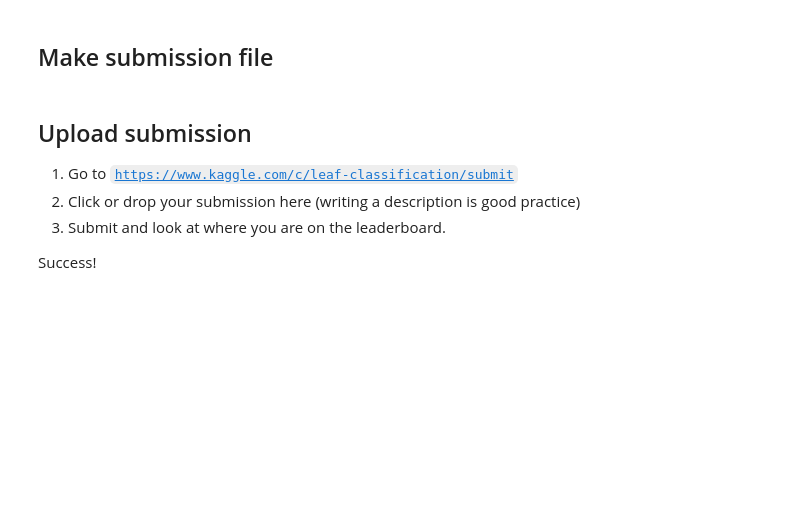
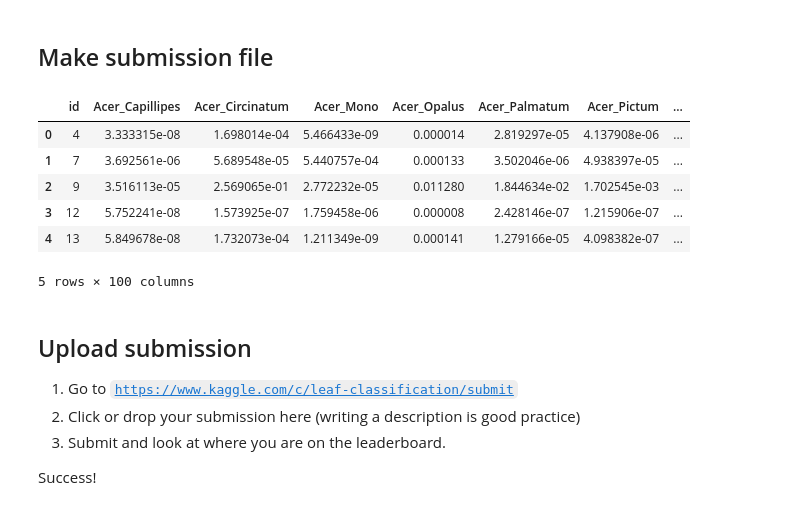
Before and after one commit to DrJupiter/02456-deep-learning-with-PyTorch, a Jupyter notebook: 6_Mini_Project/6.1-EXE-Kaggle-Leaf-Challenge.ipynb, the cells around one changed output. Cells and saved outputs as stored; diff of their text form; code cells hidden in the pictures; blank space fills up the shorter version.

```diff
--- a/6_Mini_Project/6.1-EXE-Kaggle-Leaf-Challenge.ipynb
+++ b/6_Mini_Project/6.1-EXE-Kaggle-Leaf-Challenge.ipynb
@@ -639,7 +679,7 @@ LEARNING_RATE = 0.001
 criterion = nn.CrossEntropyLoss()          #<-- Your code here.
 
 # weight_decay is equal to L2 regularization
-optimizer = optim.Adam(net.parameters(), lr=LEARNING_RATE)
+optimizer = optim.Adam(net.parameters(), lr=LEARNING_RATE,weight_decay=10**(-5))
 
 def accuracy(ys, ts):
     predictions = torch.max(ys, 1)[1]
@@ -711,7 +740,7 @@ RuntimeError: shape '[1, 1, 44, 44]' is invalid for input of size 7744
 # %%
 # Setup settings for training
 VALIDATION_SIZE = 0.1 # 0.1 is ~ 100 samples for validation
-max_iter = 1000
+max_iter = 3000
 log_every = 100
 eval_every = 100
 
@@ -942,25 +883,36 @@ net.eval()
 # run like with validation
 for batch_test, num in batch_gen.gen_test():
     output = net(**get_input(batch_test))
-    y_out = output['out'].data
+    y_out = output.data
 
     ids_test += batch_test['ids']
     if num!=len(y_out):
         # in case of the last batch, num will be less than batch_size
         y_out = y_out[:num]
     preds_test.append(y_out)
-preds_test = np.concatenate(preds_test, axis=0)
+
+preds_test = torch.cat(preds_test,axis=0)
 assert len(ids_test) == len(preds_test)
+preds_test = torch.nn.Softmax(dim = 1)(preds_test)
+preds_test = preds_test.cpu().detach().numpy()
 # %% [markdown]
 ## Make submission file
 # %%
 preds_df = pd.DataFrame(preds_test, columns=data.le.classes_)
 ids_test_df = pd.DataFrame(ids_test, columns=["id"])
 submission = pd.concat([ids_test_df, preds_df], axis=1)
-submission.to_csv(drive_path + 'submission.csv', index=False)
+submission.to_csv(data_dir.joinpath('submission.csv') , index=False)
 
 # below prints the submission, can be removed and replaced with code block below
 submission.head(5)
+# %% [output]
+|  | id | Acer_Capillipes | Acer_Circinatum | Acer_Mono | Acer_Opalus | Acer_Palmatum | Acer_Pictum | ... |
+| 0 | 4 | 3.333315e-08 | 1.698014e-04 | 5.466433e-09 | 0.000014 | 2.819297e-05 | 4.137908e-06 | ... |
+| 1 | 7 | 3.692561e-06 | 5.689548e-05 | 5.440757e-04 | 0.000133 | 3.502046e-06 | 4.938397e-05 | ... |
+| 2 | 9 | 3.516113e-05 | 2.569065e-01 | 2.772232e-05 | 0.011280 | 1.844634e-02 | 1.702545e-03 | ... |
+| 3 | 12 | 5.752241e-08 | 1.573925e-07 | 1.759458e-06 | 0.000008 | 2.428146e-07 | 1.215906e-07 | ... |
+| 4 | 13 | 5.849678e-08 | 1.732073e-04 | 1.211349e-09 | 0.000141 | 1.279166e-05 | 4.098382e-07 | ... |
+5 rows × 100 columns
 # %% [markdown]
 ## Upload submission
 
```
Also changed, not shown: parts of 16 cells of this notebook.
